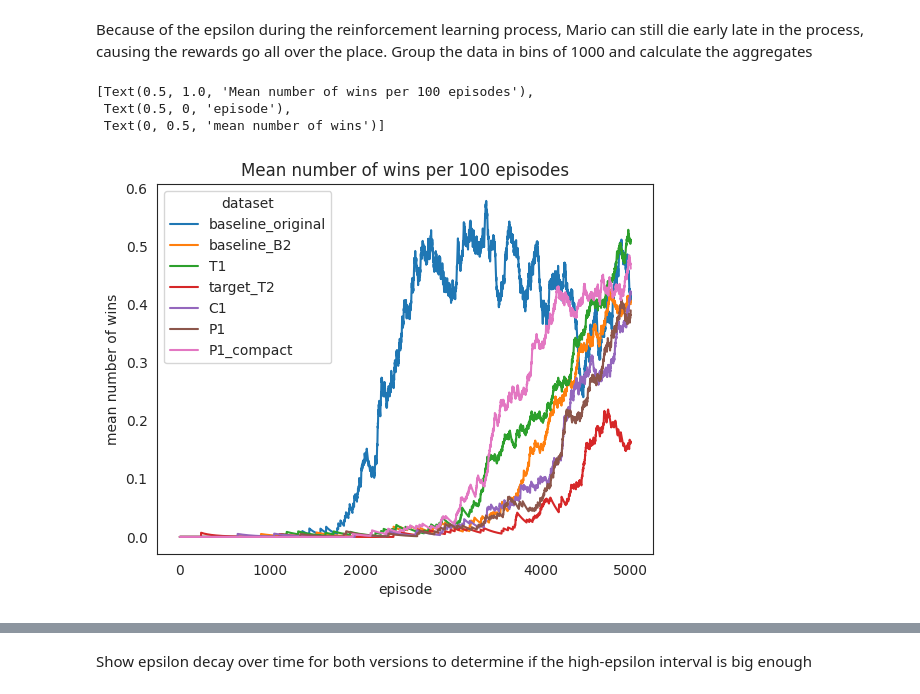
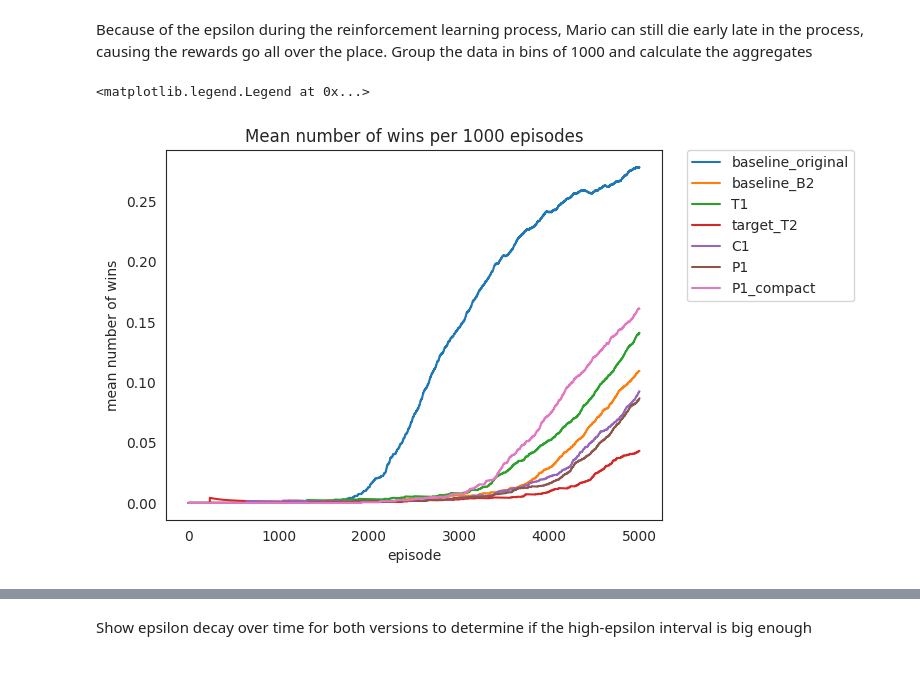
Before and after one commit to aggravated-monster/master, a Jupyter notebook: mario_visualisation/train.ipynb, the cells around one changed output, grey strips where cells are left out. Drawn from its saved outputs; the diff is of its cells as text; code cells hidden in the pictures.

```diff
--- a/mario_visualisation/train.ipynb
+++ b/mario_visualisation/train.ipynb
@@ -37,18 +37,17 @@ df_episodes4['ewm_wins'] = df_episodes4['flag'].ewm(alpha=0.005).mean()
 df_episodes5 = pd.read_csv("../results/20240430-12.00.19_C1/logs/explain/20240430-12.00.19_C1_episodes.csv", header=None)
 # add column names
 df_episodes5.columns =['timestamp', 'name', 'seed', 'total_steps', 'episode', 'episode_steps', 'reward', 'distance', 'velocity', 'game_time', 'game_score', 'flag', 'loss', 'epsilon', 'dataset']
-df_episodes5['ewm_reward'] = df_episodes5['reward'].ewm(alpha=0.005).mean()
-df_episodes5['ewm_wins'] = df_episodes5['flag'].ewm(alpha=0.005).mean()
+df_episodes5['ewm_reward'] = df_episodes5['reward'].ewm(alpha=0.0001).mean()
+df_episodes5['ewm_wins'] = df_episodes5['flag'].ewm(alpha=0.0001).mean()
 # %%
 df_episodes6 = pd.read_csv("../results/20240502-16.09.35_P1/logs/explain/20240502-16.09.35_P1_episodes.csv", header=None)
 # add column names
 df_episodes6.columns =['timestamp', 'name', 'seed', 'total_steps', 'episode', 'episode_steps', 'reward', 'distance', 'velocity', 'game_time', 'game_score', 'flag', 'loss', 'epsilon', 'dataset']
-df_episodes6['ewm_reward'] = df_episodes6['reward'].ewm(alpha=0.005).mean()
-df_episodes6['ewm_wins'] = df_episodes6['flag'].ewm(alpha=0.005).mean()
+df_episodes6['ewm_reward'] = df_episodes6['reward'].ewm(alpha=0.0001).mean()
+df_episodes6['ewm_wins'] = df_episodes6['flag'].ewm(alpha=0.0001).mean()
 # %%
 df_episodes7 = pd.read_csv("../results/20240504-16.04.37_P1_compact/logs/explain/20240504-16.04.37_P1_compact_episodes.csv", header=None)
 # add column names
 df_episodes7.columns =['timestamp', 'name', 'seed', 'total_steps', 'episode', 'episode_steps', 'reward', 'distance', 'velocity', 'game_time', 'game_score', 'flag', 'loss', 'epsilon', 'dataset']
-df_episodes7['ewm_reward'] = df_episodes7['reward'].ewm(alpha=0.005).mean()
-df_episodes7['ewm_wins'] = df_episodes7['flag'].ewm(alpha=0.005).mean()
-df_episodes7.head(5)
+df_episodes7['ewm_reward'] = df_episodes7['reward'].ewm(alpha=0.0001).mean()
+df_episodes7['ewm_wins'] = df_episodes7['flag'].ewm(alpha=0.0001).mean()
@@ -62,2 +124,2 @@ df_episodes7.head(5)
 # %%
-concatenated = pd.concat([df_episodes1, df_episodes2, df_episodes3, df_episodes4, df_episodes5, df_episodes6, df_episodes7])
+concatenated_5000 = pd.concat([df_episodes1, df_episodes2, df_episodes3, df_episodes4, df_episodes5, df_episodes6, df_episodes7])
@@ -89,9 +165,8 @@ sns.lineplot(x='episode', y='ewm_reward', data=concatenated, hue='dataset')
 Because of the epsilon during the reinforcement learning process, Mario can still die early late in the process, causing the rewards go all over the place.
 Group the data in bins of 1000 and calculate the aggregates
 # %%
-sns.lineplot(x='episode', y='ewm_wins', data=concatenated, hue='dataset').set(title='Mean number of wins per 100 episodes', xlabel="episode", ylabel="mean number of wins")
+sns.lineplot(x='episode', y='ewm_wins', data=concatenated_5000, hue='dataset').set(title='Mean number of wins per 1000 episodes', xlabel="episode", ylabel="mean number of wins")
+plt.legend(bbox_to_anchor=(1.05, 1), loc='upper left', borderaxespad=0)
 # %% [output]
-[Text(0.5, 1.0, 'Mean number of wins per 100 episodes'),
- Text(0.5, 0, 'episode'),
- Text(0, 0.5, 'mean number of wins')]
+<matplotlib.legend.Legend at 0x...>
-[figure, old version]
+[figure, new version]
```
Also changed, not shown: parts of 24 cells of this notebook, 14 other files.
